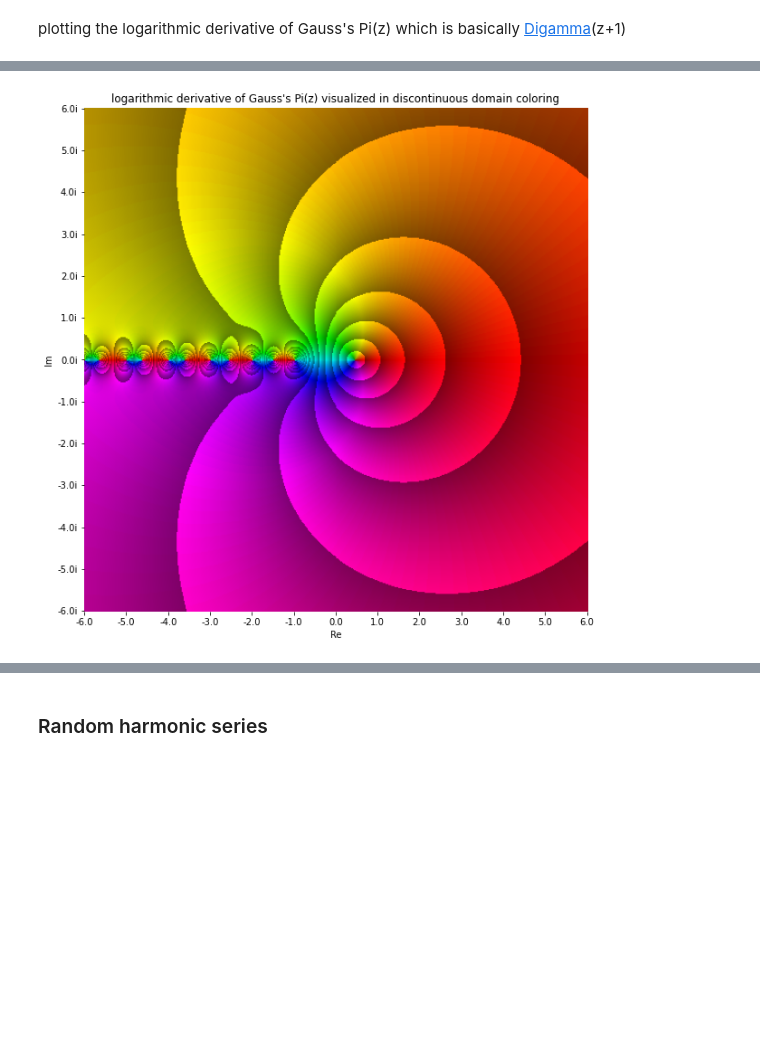
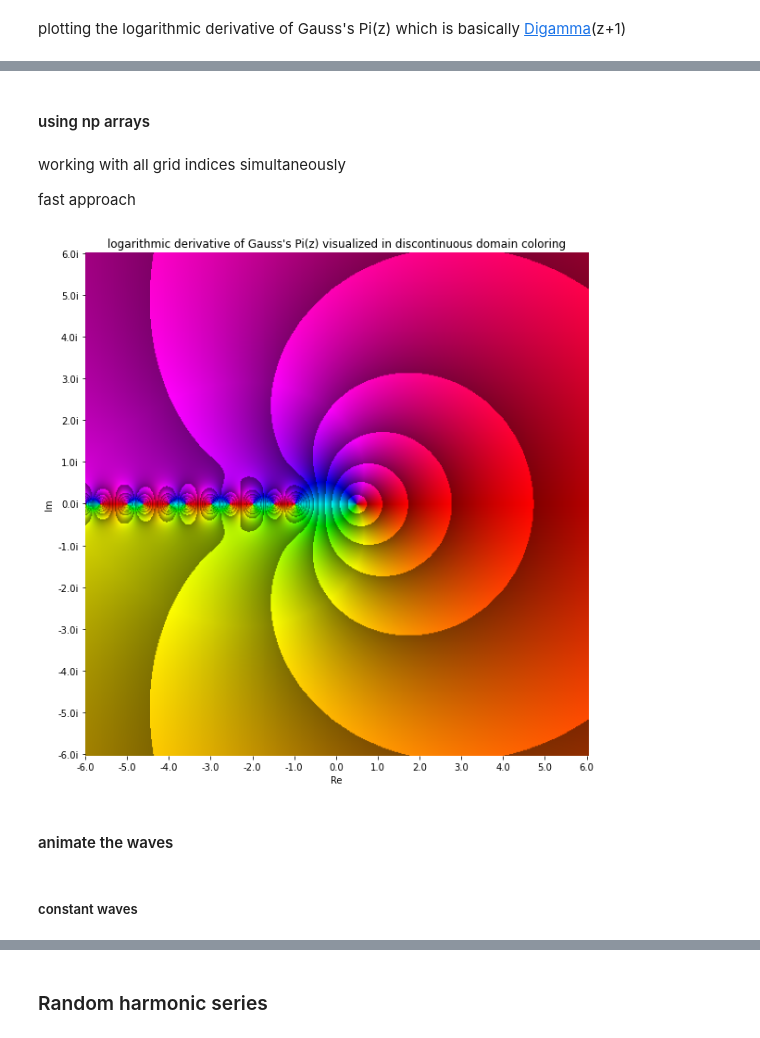
Before and after one commit to Jwalin1/Python-programs, a Jupyter notebook: Constants/HarmonicSeries.ipynb, the cells around one changed output, grey strips where cells are left out. Saved outputs shown, nothing was run; the diff lists cells and outputs as text; code cells hidden in the pictures; blank space fills up the shorter version.

```diff
--- a/Constants/HarmonicSeries.ipynb
+++ b/Constants/HarmonicSeries.ipynb
@@ -170,2 +182,45 @@ def plot_func(plot_size,img_size,params):
+# %% [markdown]
+#### using np arrays
+# %% [markdown]
+working with all grid indices simultaneously
+
+fast approach
+# %%
+def plot_func(plot_size,img_size,params, returnVals=False):
+
+  (plot_x0,plot_y0), (plot_x1,plot_y1) = plot_size
+  (img_x0,img_y0), (img_x1,img_y1) = img_size
+  img_w = img_x1 - img_x0
+  img_h = img_y1 - img_y0
+
+  #img = Image.new('HSV', (img_w, img_h), (0,0,0))
+  img = np.zeros((img_w, img_h, 3))
+
+  x = np.arange(plot_x0, plot_x1+params["plot_xStep"], params["plot_xStep"])
+  y = np.arange(plot_y0, plot_y1+params["plot_xStep"], params["plot_yStep"])
+  xx, yy = np.meshgrid(x,y)
+  zz = xx + yy*1j
+  zz = diPi(zz)
+  zz[np.isnan(zz)] = 0
+
+  # color depends on the angle of the roots
+  angle = ( (0 + np.angle(zz, deg=True)) %360)/360   # [0,1]
+  h = angle
+  s = np.ones_like(zz, dtype=float)
+
+  z_max = np.max(abs(zz))
+  # parameter to control the number of waves
+  z_bound = z_max*0.04
+
+  # some approaches to domain coloring
+  # v = abs(zz)
+  # v = (abs(zz)**.5)*(z_max**0.5)
+  v = np.log(1+abs(zz))*(z_max/np.log(1+z_max))
+
+  v = ((v % z_bound)/z_bound)
+  v = 0.5 + 0.5*v
+
+  img = np.dstack((h,s,v))
+  return hsv_to_rgb(img) if not returnVals else (zz, hsv_to_rgb(img))
 # %%
 img = plot_func(plot_size,img_size,params)
@@ -173,32 +228,32 @@ img = plot_func(plot_size,img_size,params)
 # %%
-image = np.asarray(img) # converting it to ndarray
-
 dpi = plt.rcParams['figure.dpi'] # get the default dpi value
 dpi=50
-fig_size = (img.size[0]/dpi, img.size[1]/dpi) # figure size
+fig_size = np.array(img.shape[:2])//dpi # figure size
 
-fig, ax = plt.subplots(1, figsize=fig_size)
-ax.imshow(image)
+fig, ax = plt.subplots(figsize=fig_size)
+ax.imshow(img)
 
 # xlen = 2*len(ax.get_xticks())
 # ylen = 2*len(ax.get_yticks())
 xlen, ylen = 12, 12
 
 xlen += (xlen+1)%2; ylen += (ylen+1)%2
 xticks = np.linspace(img_x0,img_x1-1,xlen)
 yticks = np.linspace(img_y0,img_y1-1,ylen)
 xlabels = np.round(np.linspace(plot_x0,plot_x1,xlen),2)
 ylabels = np.round(np.linspace(plot_y1,plot_y0,ylen),2)
 ylabels = [str(l)+'i' for l in ylabels]
 
 ax.set_xticks(xticks)
 ax.set_xticklabels(xlabels)
 ax.set_yticks(yticks)
 ax.set_yticklabels(ylabels)
 ax.set_xlabel("Re")
 ax.set_ylabel("Im")
 ax.set_title("logarithmic derivative of Gauss's Pi(z) visualized in discontinuous domain coloring")
 
 ax.set_frame_on(False)
 # %% [output]
-[figure, old version]
+[figure, new version]
+# %% [markdown]
+#### animate the waves
@@ -204,0 +263,2 @@ ax.set_frame_on(False)
+# %% [markdown]
+##### constant waves
```
Also changed, not shown: parts of 13 cells of this notebook.
